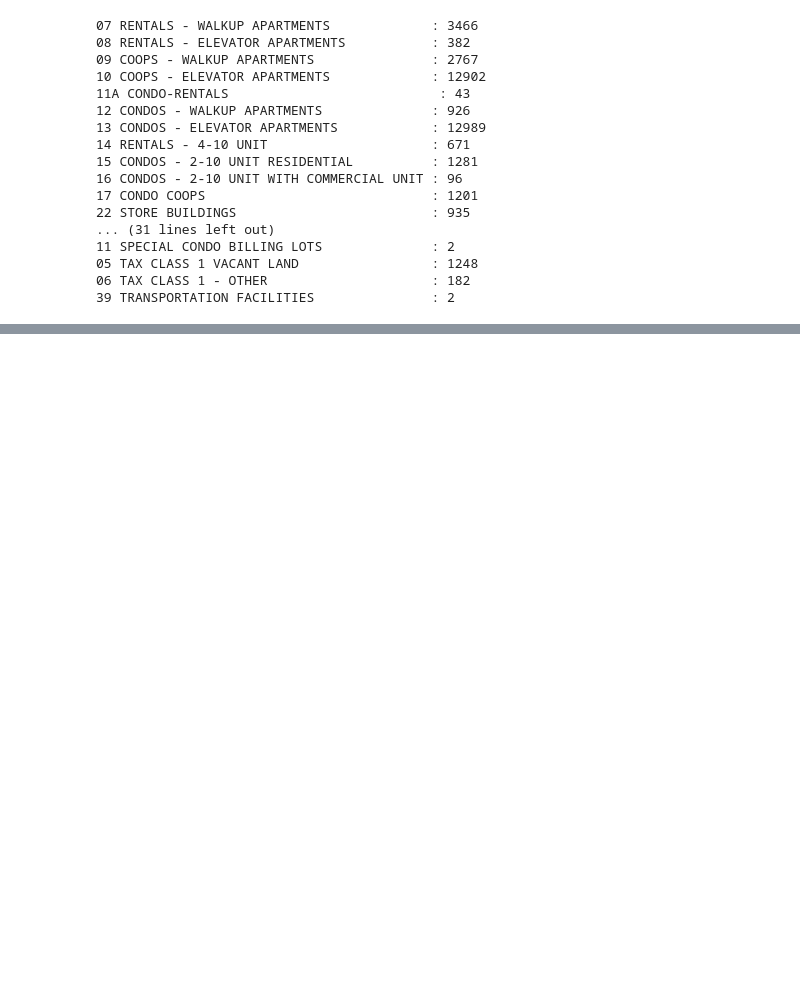
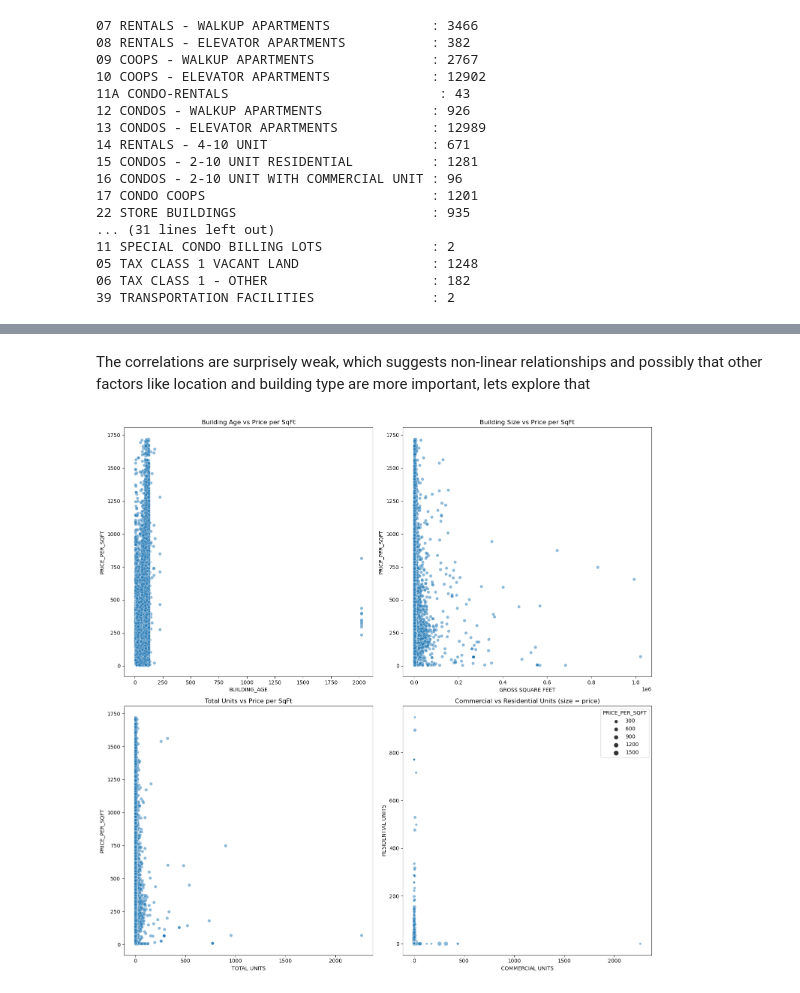
Before and after one commit to geoffgin/Real_Estate_Pricing, a Jupyter notebook: cleaning.ipynb, the cells around one changed output, grey strips where cells are left out. Cells and saved outputs as stored; diff of their text form; code cells hidden in the pictures; blank space fills up the shorter version.

```diff
--- a/cleaning.ipynb
+++ b/cleaning.ipynb
@@ -82,0 +255,16 @@ print(commercial_df)
+# %%
+# Create size categories based on gross square feet
+df_clean['SIZE_CATEGORY'] = pd.qcut(df_clean['GROSS SQUARE FEET'],
+                                   q=5,
+                                   labels=['Very Small', 'Small', 'Medium',
+                                          'Large', 'Very Large'])
+
+# Analysis by size
+size_analysis = df_clean.groupby('SIZE_CATEGORY').agg({
+    'PRICE_PER_SQFT': ['count', 'mean', 'median'],
+    'SALE PRICE': ['mean', 'median'],
+    'GROSS SQUARE FEET': ['mean', 'median']
+}).round(2)
+
+print("\nAnalysis by Property Size:")
+print(size_analysis)
@@ -82,0 +330,30 @@ print(commercial_df)
+# %% [markdown]
+The correlations are surprisely weak, which suggests non-linear relationships and possibly that other factors like location and building type are more important, lets explore that
+# %%
+import matplotlib.pyplot as plt
+import seaborn as sns
+
+# Create a figure with multiple subplots
+fig, axes = plt.subplots(2, 2, figsize=(15, 15))
+
+# Scatter plot of Building Age vs Price
+sns.scatterplot(data=df_clean, x='BUILDING_AGE', y='PRICE_PER_SQFT', alpha=0.5, ax=axes[0,0])
+axes[0,0].set_title('Building Age vs Price per SqFt')
+
+# Scatter plot of Gross Square Feet vs Price
+sns.scatterplot(data=df_clean, x='GROSS SQUARE FEET', y='PRICE_PER_SQFT', alpha=0.5, ax=axes[0,1])
+axes[0,1].set_title('Building Size vs Price per SqFt')
+
+# Scatter plot of Total Units vs Price
+sns.scatterplot(data=df_clean, x='TOTAL UNITS', y='PRICE_PER_SQFT', alpha=0.5, ax=axes[1,0])
+axes[1,0].set_title('Total Units vs Price per SqFt')
+
+# Commercial vs Residential Units
+sns.scatterplot(data=df_clean, x='COMMERCIAL UNITS', y='RESIDENTIAL UNITS',
+                size='PRICE_PER_SQFT', alpha=0.5, ax=axes[1,1])
+axes[1,1].set_title('Commercial vs Residential Units (size = price)')
+
+plt.tight_layout()
+plt.show()
+# %% [output]
+[figure, added]
```
Also changed, not shown: parts of 10 cells of this notebook.
